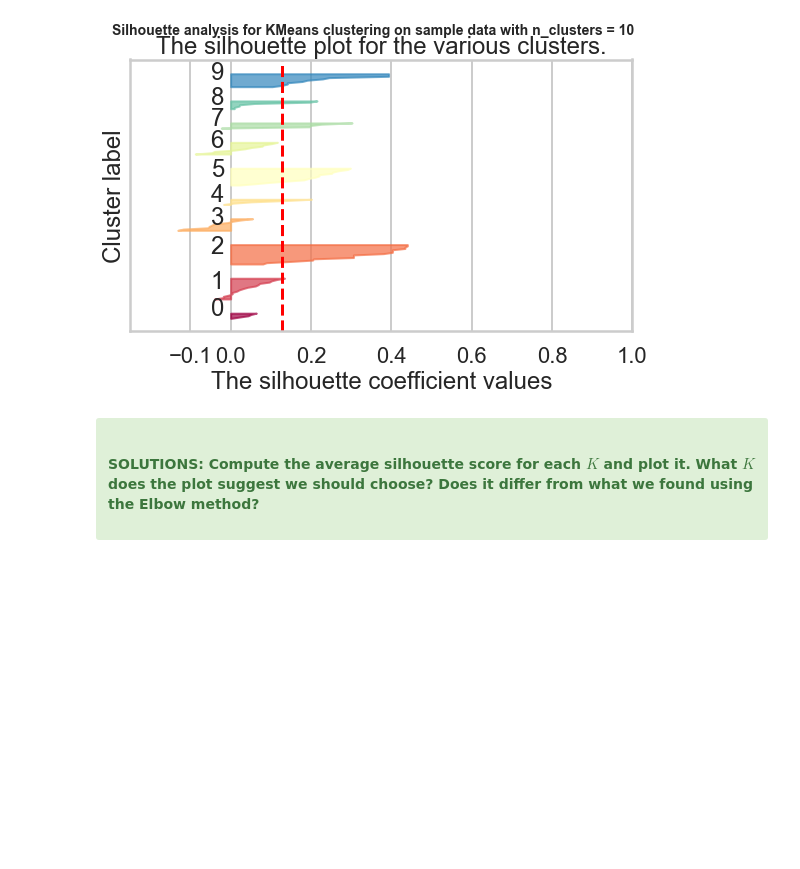
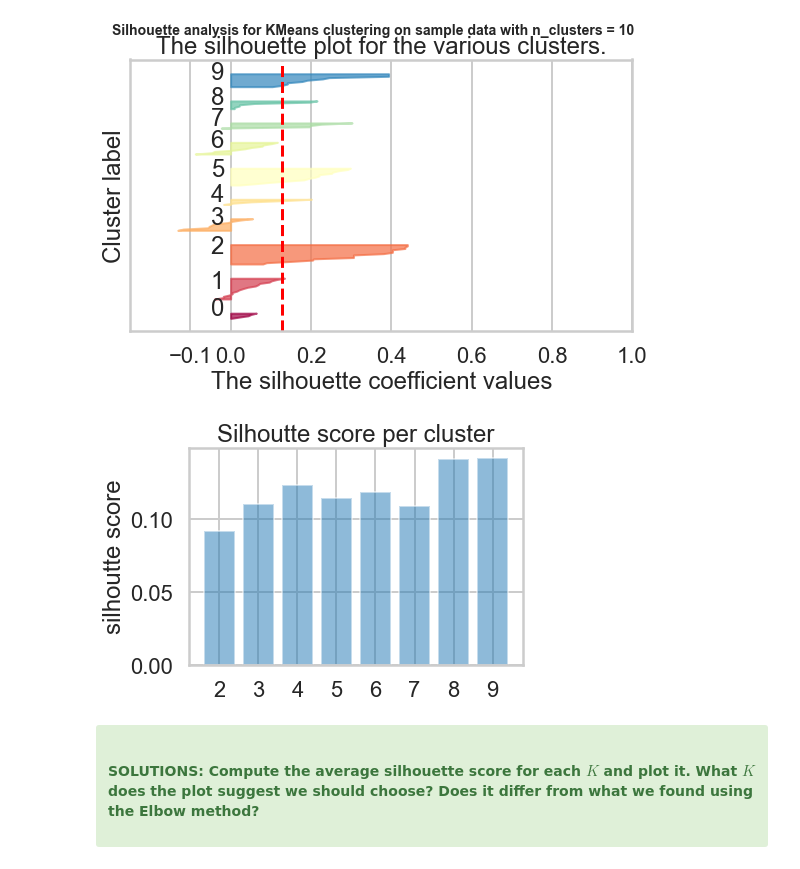
Before and after one commit to izinex/Springboard-Data-Science, a Jupyter notebook: Clustering_Case_Study/Clustering Case Study - Customer Segmentation with K-Means - Tier 1.ipynb, the cells around one changed output. Saved outputs shown, nothing was run; the diff lists cells and outputs as text; code cells hidden in the pictures; blank space fills up the shorter version.

Commit message:
Clustering Case Study
Complete upload

```diff
--- a/Clustering_Case_Study/Clustering Case Study - Customer Segmentation with K-Means - Tier 1.ipynb
+++ b/Clustering_Case_Study/Clustering Case Study - Customer Segmentation with K-Means - Tier 1.ipynb
@@ -313,6 +317,41 @@ for K in Krange:
 [figure]
 [figure]
 [figure]
+# %%
+# Your turn.
+from sklearn.cluster import KMeans
+from sklearn.metrics import silhouette_samples, silhouette_score
+df_sil=[]
+for n_clusters in range(2,10):
+    # Initialize the clusterer with n_clusters value and a random generator
+    # seed of 10 for reproducibility.
+    clusterer = KMeans(n_clusters=n_clusters, random_state=10)
+    cluster_labels = clusterer.fit_predict(X)
+
+    # The silhouette_score gives the average value for all the samples.
+    # This gives a perspective into the density and separation of the formed
+    # clusters
+    silhouette_avg = silhouette_score(X, cluster_labels)
+
+    # add data to the list
+    df_sil.append([n_clusters, silhouette_avg])
+
+# convert into a dataframe
+df_sil=pd.DataFrame(df_sil, columns=['cluster', 'avg_score'])
+
+# index number is the cluster number
+cluster = df_sil.cluster
+x_lim = np.arange(len(df_sil))
+y= df_sil.avg_score
+
+# plot bar chart
+plt.bar(x_lim, y, align='center', alpha=0.5)
+plt.xticks(x_lim, cluster)
+plt.ylabel('silhoutte score')
+plt.title('Silhoutte score per cluster')
+plt.show()
+# %% [output]
+[figure, added]
 # %% [markdown]
 <div class="span5 alert alert-success">
 <h4>SOLUTIONS: Compute the average silhouette score for each $K$ and plot it. What $K$ does the plot suggest we should choose? Does it differ from what we found using the Elbow method?</p></h4>
```
Also changed, not shown: parts of 5 cells of this notebook.
